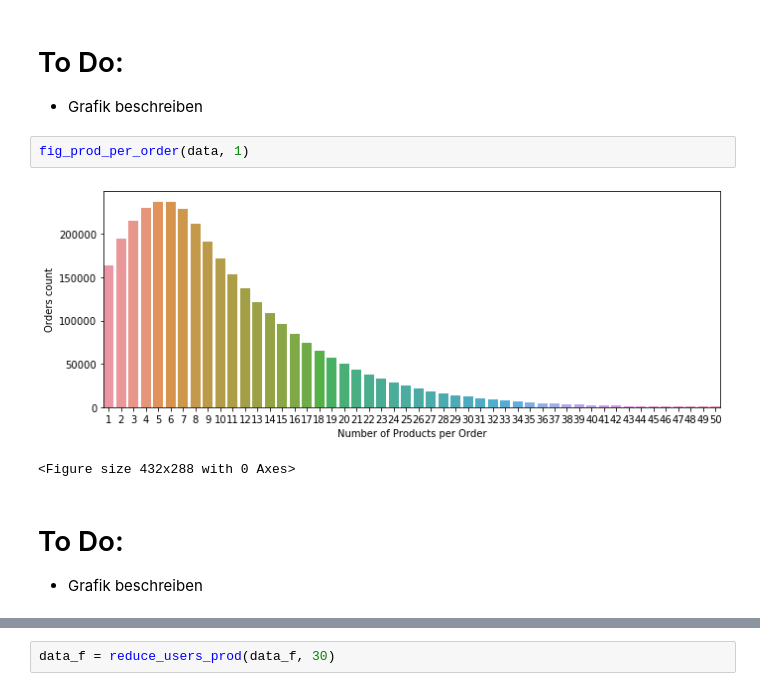
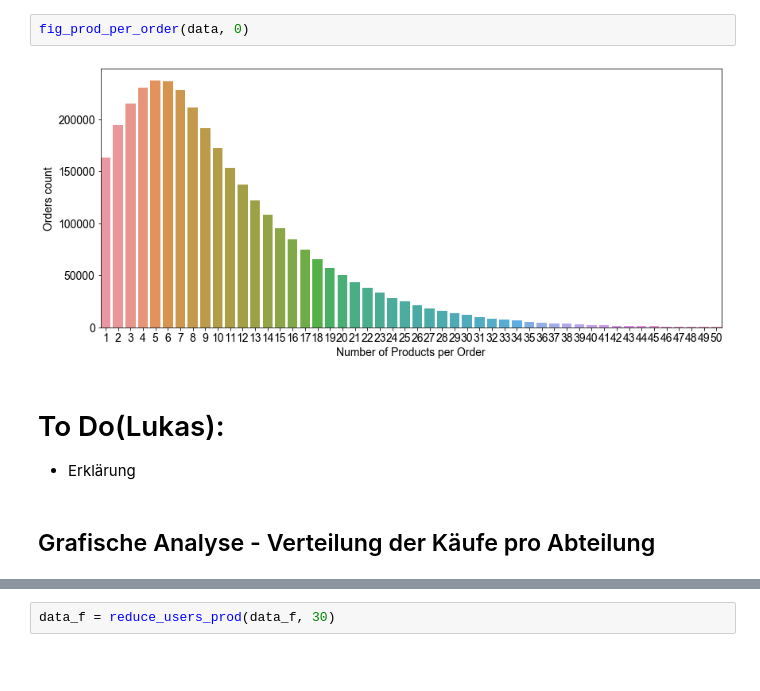
Before and after one commit to eugencuic/FHNW_FS20_Recommender-System-Retail, a Jupyter notebook: Recommender System.ipynb, the cells around one changed output, grey strips where cells are left out. Drawn from its saved outputs; the diff is of its cells as text; blank space fills up the shorter version.

```diff
--- a/Recommender System.ipynb
+++ b/Recommender System.ipynb
@@ -136,14 +147,12 @@ fig_prod_bought(data, 1)
+# %%
+fig_prod_per_order(data, 0)
+# %% [output]
+[figure, added]
 # %% [markdown]
-# To Do:
-- Grafik beschreiben
+# To Do(Lukas):
+- Erklärung
-# %%
-fig_prod_per_order(data, 1)
-# %% [output]
-[figure, removed]
-<Figure size 432x288 with 0 Axes>
-# %% [markdown]
-# To Do:
-- Grafik beschreiben
+# %% [markdown]
+## Grafische Analyse - Verteilung der Käufe pro Abteilung
 # %%
 fig_ord_per_department(data, 0)
 # %% [output]
```
Also changed, not shown: parts of 128 cells of this notebook, 6 other files.
